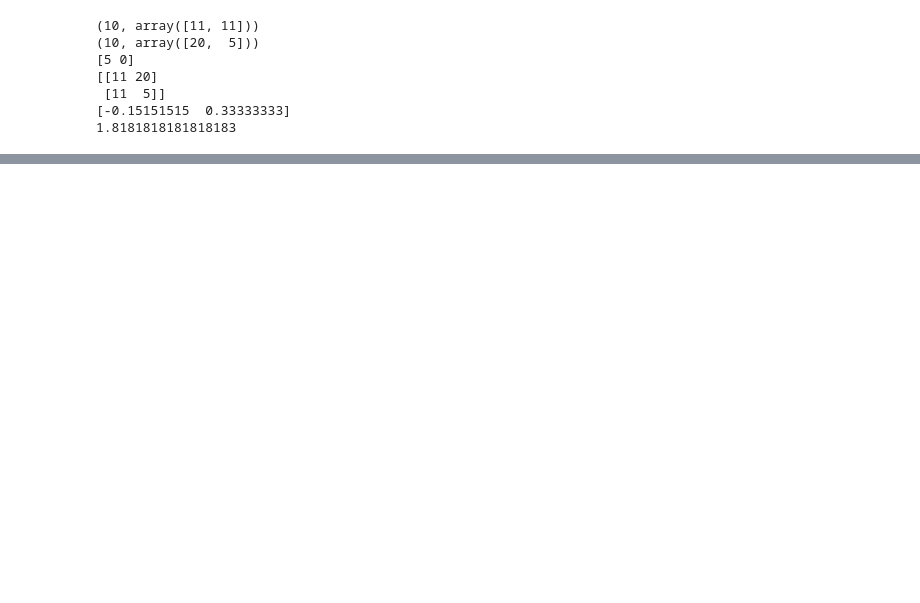
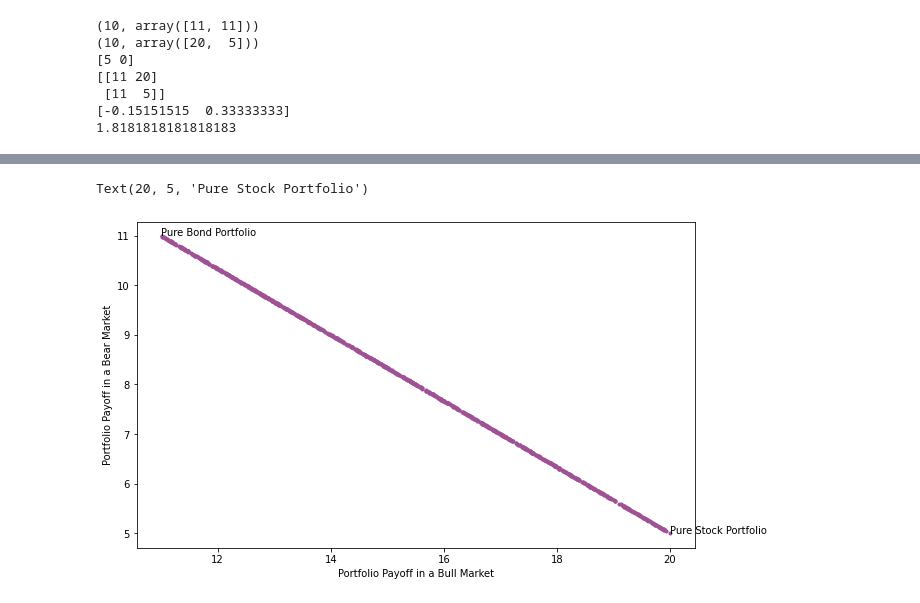
Before and after one commit to hsearles/FinancialModels, a Jupyter notebook: PricingContingentClaims.ipynb, the cells around one changed output, grey strips where cells are left out. Saved outputs shown, nothing was run; the diff lists cells and outputs as text; code cells hidden in the pictures; blank space fills up the shorter version.

```diff
--- a/PricingContingentClaims.ipynb
+++ b/PricingContingentClaims.ipynb
@@ -71,0 +106,34 @@ print(O) #Mathematics generally use optimization tools to model economies. Zero-
+# %%
+#Market Completeness
+#A market is complete when I can assign a price to every feasible asset within an economy.
+#I shall prove completeness for a simple two-asset economy graphically by demonstrating the existence of a line between two pure portfolios. That line demonstrates that I can choose any feasible mixed portfolio.
+
+rng=default_rng(100)
+
+n =1000
+b = rng.random(n)
+
+
+s = (1-b) #The stock position is the unit completement to the bond position
+
+
+def portfolio(b, s):
+    A = [b[i]*B[1] + s[i]*S[1] for i in range(n)]
+    return np.array(A)
+
+
+A = portfolio(b, s)
+
+
+
+plt.figure(figsize=(10, 6))
+plt.plot(A[:, 0], A[:,1], 'r.', color='#a05195')
+plt.xlabel('Portfolio Payoff in a Bull Market')
+plt.ylabel('Portfolio Payoff in a Bear Market')
+plt.annotate("Pure Bond Portfolio", (11, 11))
+plt.annotate("Pure Stock Portfolio", (20, 5))
+
+#Market completeness is demonstrated by the line of possible stocks between a pure bond and pure stock portfolio. There is a portfolio that corresponds to any arbitrary feasible combination of stocks and bonds.
+# %% [output]
+Text(20, 5, 'Pure Stock Portfolio')
+[figure, added]
```
Also changed, not shown: parts of 3 cells of this notebook.
